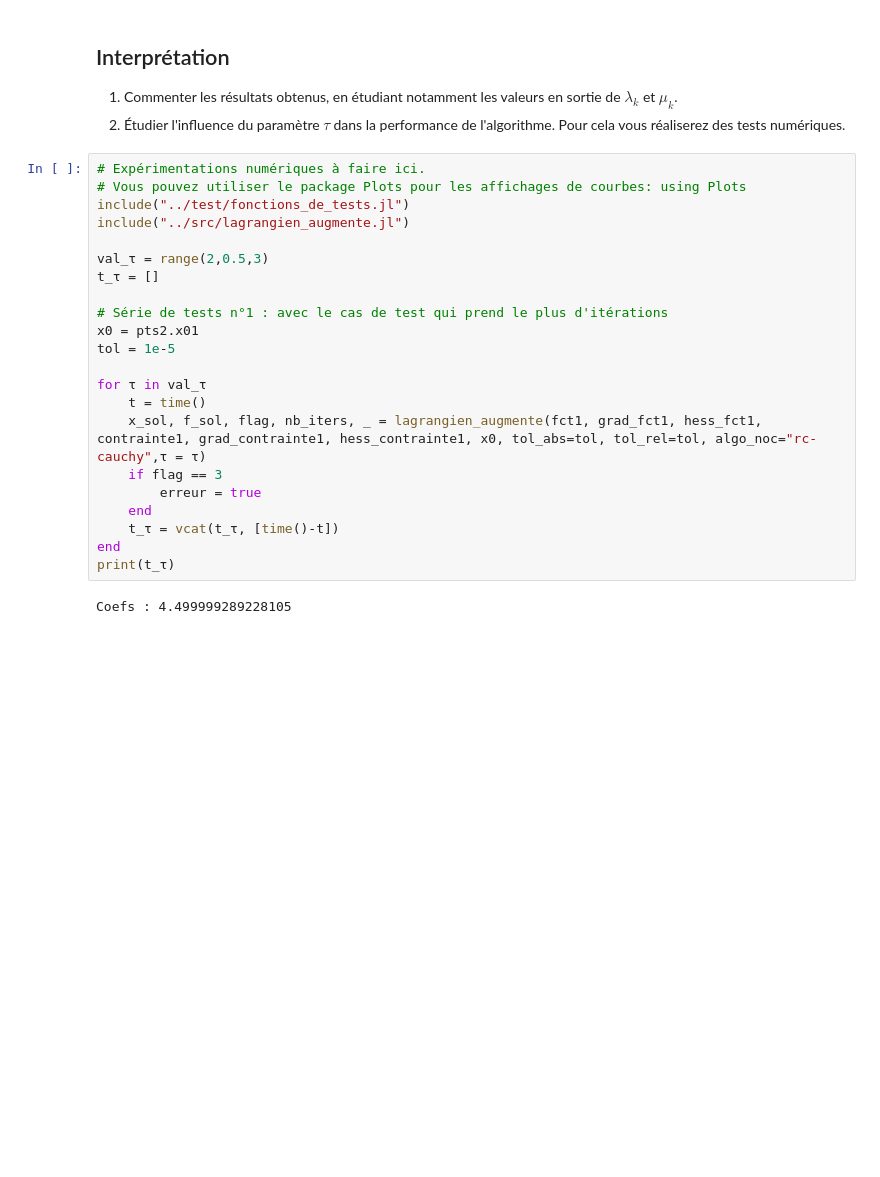
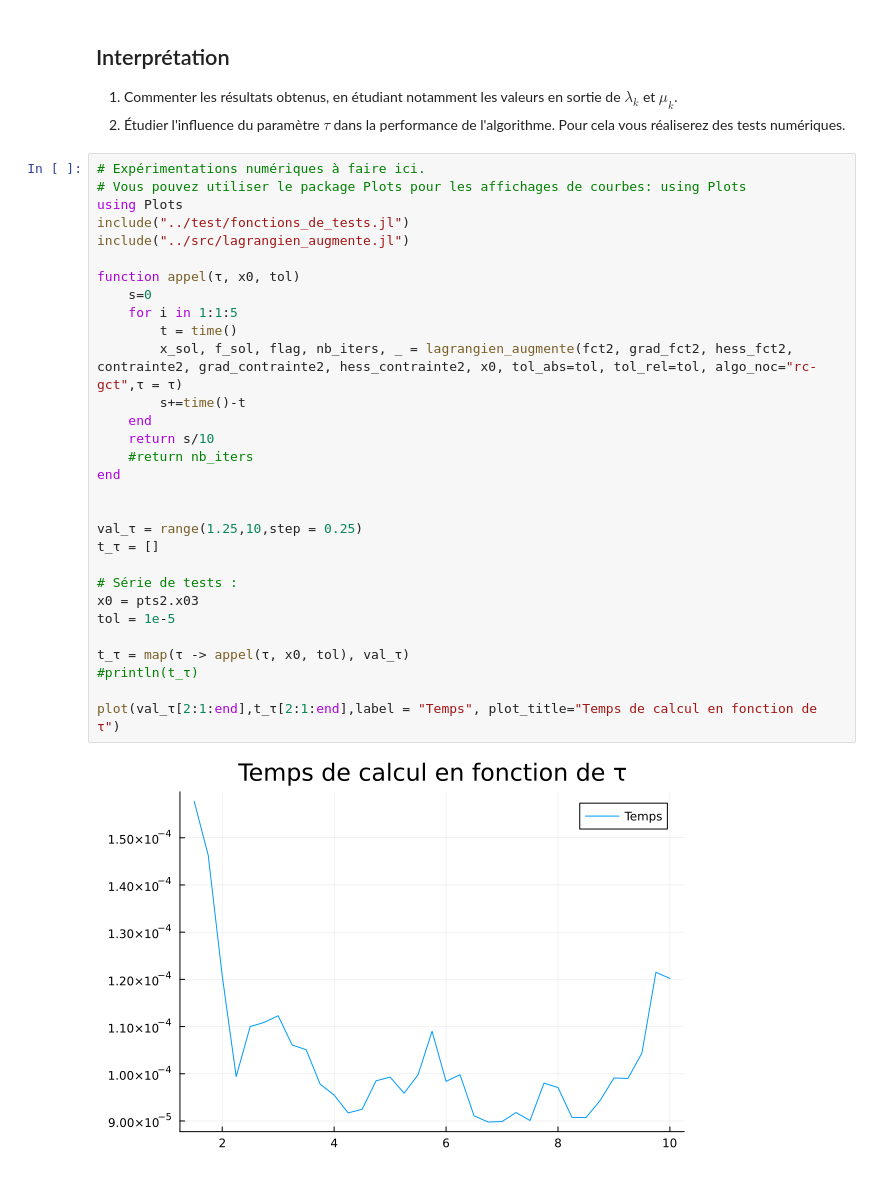
Before and after one commit to pekatour/projet-optinum, a Jupyter notebook: notebooks/lagrangien_augmente.ipynb, the cells around one changed output. Saved outputs shown, nothing was run; the diff lists cells and outputs as text; blank space fills up the shorter version.

```diff
--- a/notebooks/lagrangien_augmente.ipynb
+++ b/notebooks/lagrangien_augmente.ipynb
@@ -45,27 +32,35 @@ Lagrangien augmenté   |   12     12  2.9s
 # %%
 # Expérimentations numériques à faire ici.
 # Vous pouvez utiliser le package Plots pour les affichages de courbes: using Plots
+using Plots
 include("../test/fonctions_de_tests.jl")
 include("../src/lagrangien_augmente.jl")
 
-val_τ = range(2,0.5,3)
+function appel(τ, x0, tol)
+    s=0
+    for i in 1:1:5
+        t = time()
+        x_sol, f_sol, flag, nb_iters, _ = lagrangien_augmente(fct2, grad_fct2, hess_fct2, contrainte2, grad_contrainte2, hess_contrainte2, x0, tol_abs=tol, tol_rel=tol, algo_noc="rc-gct",τ = τ)
+        s+=time()-t
+    end
+    return s/10
+    #return nb_iters
+end
+
+
+val_τ = range(1.25,10,step = 0.25)
 t_τ = []
 
-# Série de tests n°1 : avec le cas de test qui prend le plus d'itérations
-x0 = pts2.x01
+# Série de tests :
+x0 = pts2.x03
 tol = 1e-5
 
-for τ in val_τ
-    t = time()
-    x_sol, f_sol, flag, nb_iters, _ = lagrangien_augmente(fct1, grad_fct1, hess_fct1, contrainte1, grad_contrainte1, hess_contrainte1, x0, tol_abs=tol, tol_rel=tol, algo_noc="rc-cauchy",τ = τ)
-    if flag == 3
-        erreur = true
-    end
-    t_τ = vcat(t_τ, [time()-t])
-end
-print(t_τ)
+t_τ = map(τ -> appel(τ, x0, tol), val_τ)
+#println(t_τ)
+
+plot(val_τ[2:1:end],t_τ[2:1:end],label = "Temps", plot_title="Temps de calcul en fonction de τ")
 # %% [output]
-Coefs : 4.499999289228105
+[figure, added]
 # %% [markdown]
 ### Réponses
  1. Pour une fonction donnée, $\lambda_k$ (final) va être le même; tandis que pour $\mu_k$, il peut avoir beaucoup augmenté avec le nombre d'itérations pour ramener l'optimisation dans la zone de contrainte ($\mu_k$ sert à pénaliser $||c||$).
```
Also changed, not shown: parts of 2 cells of this notebook, 3 other files.
